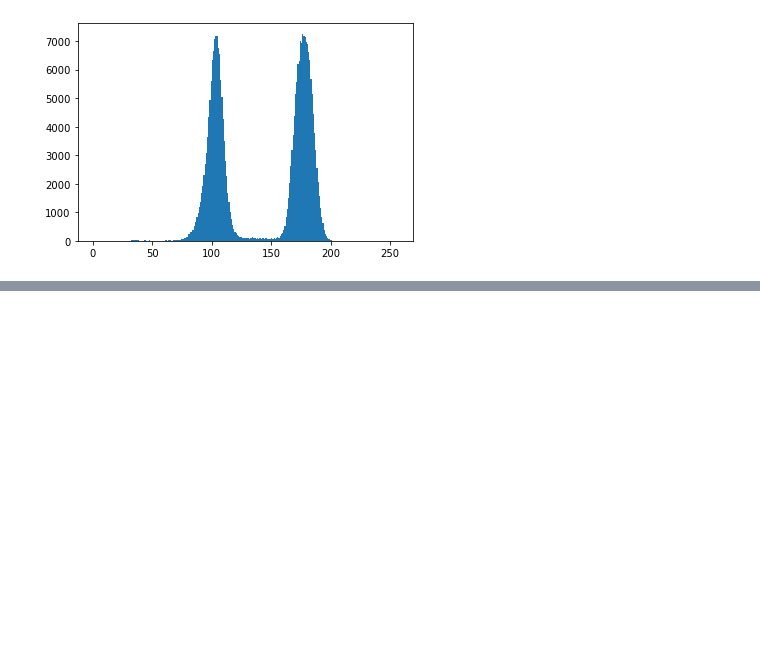
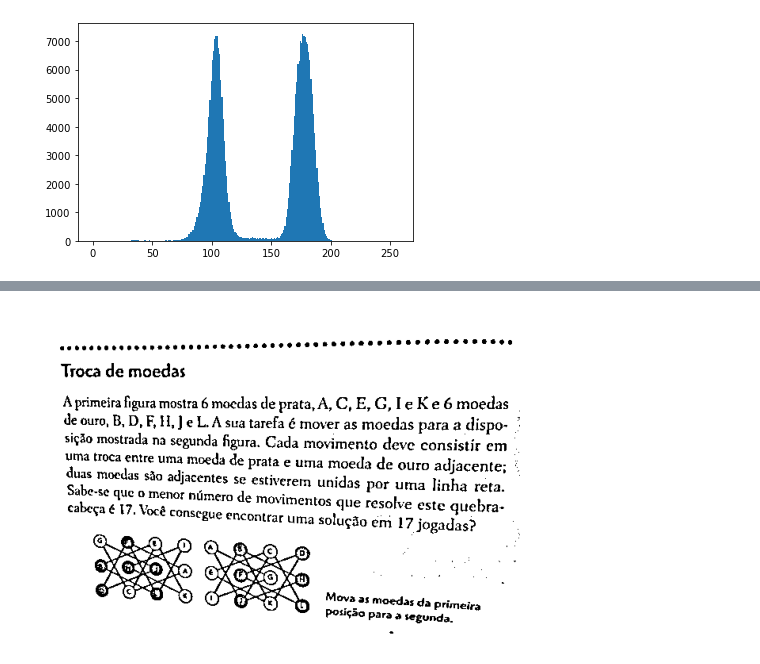
Before and after one commit to Thgm01/IA_Expert, a Jupyter notebook: Segmentação/Introdução/limiarizacao.ipynb, the cells around one changed output, grey strips where cells are left out. Saved outputs shown, nothing was run; the diff lists cells and outputs as text; code cells hidden in the pictures; blank space fills up the shorter version.

```diff
--- a/Segmentação/Introdução/limiarizacao.ipynb
+++ b/Segmentação/Introdução/limiarizacao.ipynb
@@ -174,0 +191,6 @@ plt.hist(desfoque.ravel(), 256, [0,256]);
+# %%
+adptative_media = cv.adaptiveThreshold(gray, 255, cv.ADAPTIVE_THRESH_MEAN_C, cv.THRESH_BINARY, 11, 9)
+
+mostrar(adptative_media)
+# %% [output]
+[figure, added]
```
Also changed, not shown: parts of 10 cells of this notebook.
